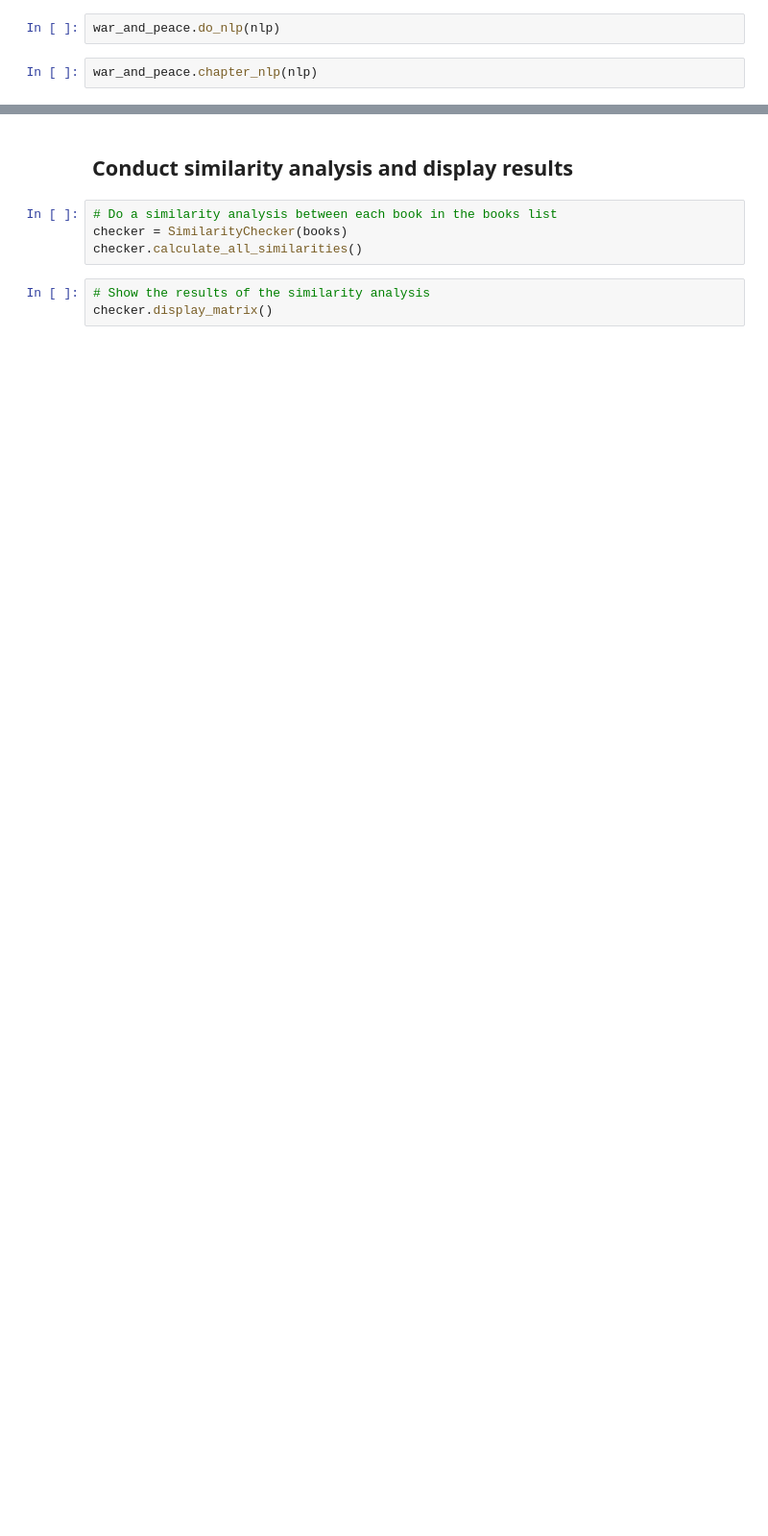
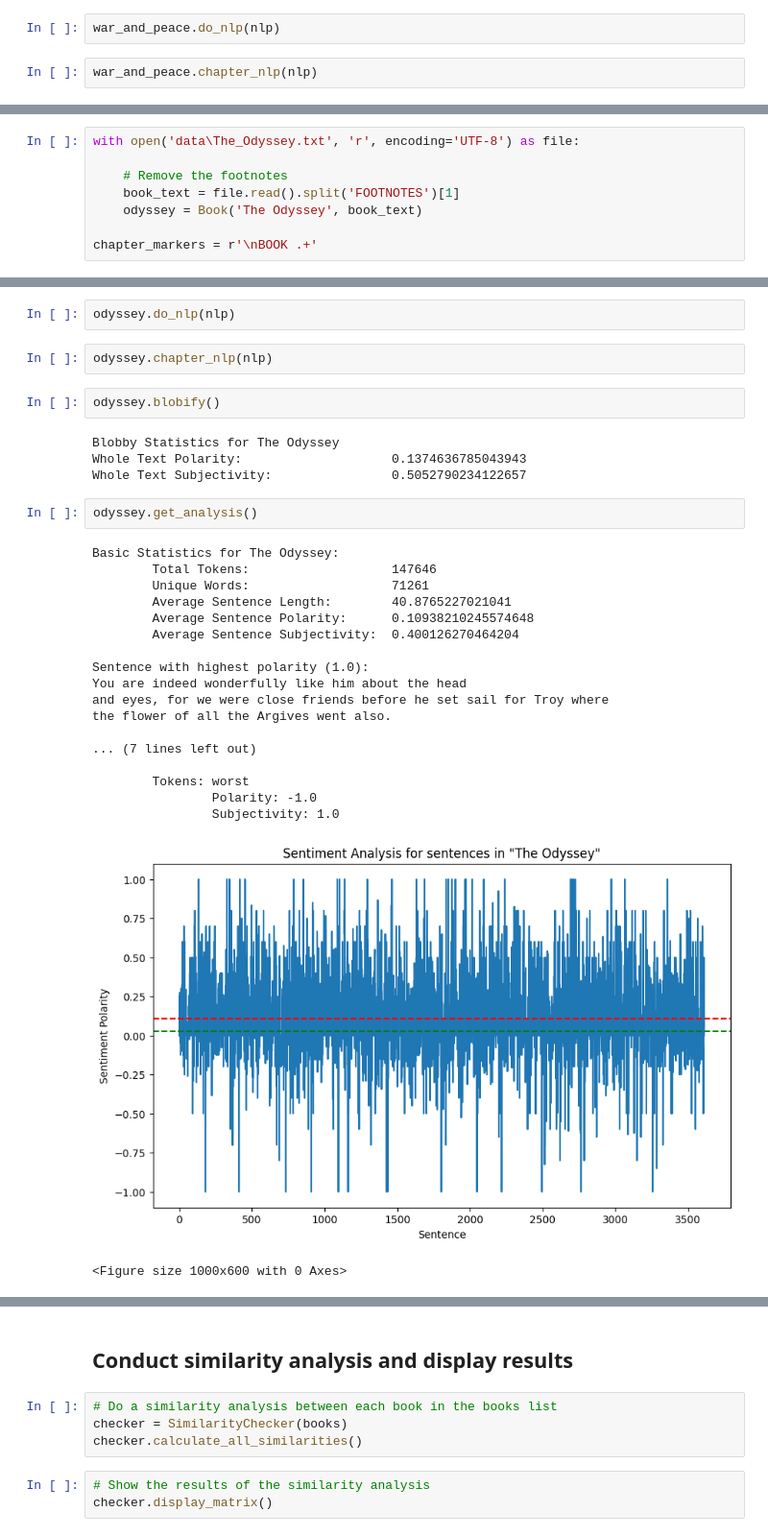
Before and after one commit to Ruyzambrano/Project_Gutenberg_Data_Pipeline_Sentiment_Analysis_Project, a Jupyter notebook: main.ipynb, the cells around one changed output, grey strips where cells are left out. Shown at 96% size. Saved outputs shown, nothing was run; the diff lists cells and outputs as text; blank space fills up the shorter version.

```diff
--- a/main.ipynb
+++ b/main.ipynb
@@ -582,0 +1243,8 @@ books.append(war_and_peace)
+# %%
+with open('data\The_Odyssey.txt', 'r', encoding='UTF-8') as file:
+
+    # Remove the footnotes
+    book_text = file.read().split('FOOTNOTES')[1]
+    odyssey = Book('The Odyssey', book_text)
+
+chapter_markers = r'\nBOOK .+'
@@ -582,0 +1255,32 @@ books.append(war_and_peace)
+# %%
+odyssey.do_nlp(nlp)
+# %%
+odyssey.chapter_nlp(nlp)
+# %%
+odyssey.blobify()
+# %% [output]
+Blobby Statistics for The Odyssey
+Whole Text Polarity:                    0.1374636785043943
+Whole Text Subjectivity:                0.5052790234122657
+# %%
+odyssey.get_analysis()
+# %% [output]
+Basic Statistics for The Odyssey:
+        Total Tokens:                   147646
+        Unique Words:                   71261
+        Average Sentence Length:        40.8765227021041
+        Average Sentence Polarity:      0.10938210245574648
+        Average Sentence Subjectivity:  0.400126270464204
+
+Sentence with highest polarity (1.0):
+You are indeed wonderfully like him about the head
+and eyes, for we were close friends before he set sail for Troy where
+the flower of all the Argives went also.
+
+... (7 lines left out)
+
+        Tokens: worst
+                Polarity: -1.0
+                Subjectivity: 1.0
+[figure, added]
+<Figure size 1000x600 with 0 Axes>
```
Also changed, not shown: parts of 66 cells of this notebook, 1 other file.
